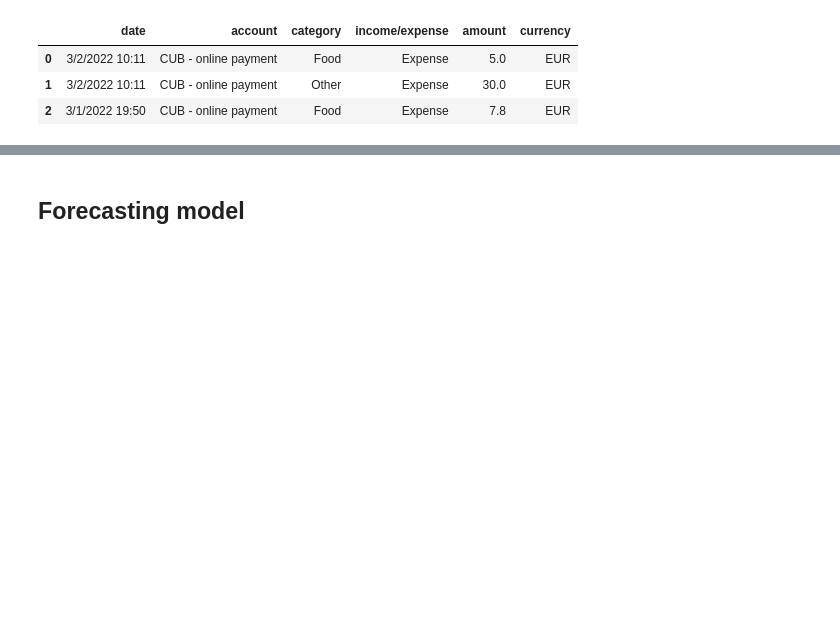
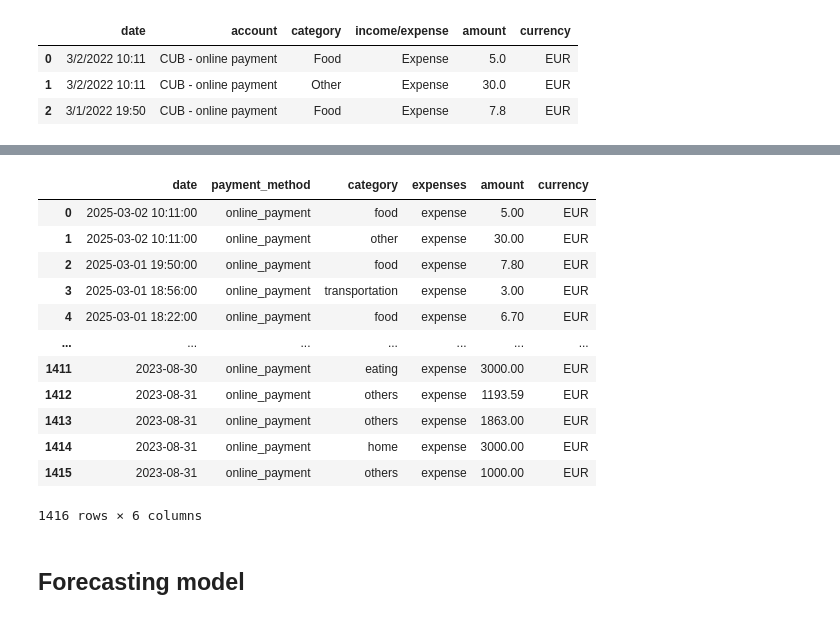
Before and after one commit to ideaxh/Artif-I, a Jupyter notebook: backend/config/budget_forecasting/testing_forecasting_model.ipynb, the cells around one changed output, grey strips where cells are left out. Cells and saved outputs as stored; diff of their text form; code cells hidden in the pictures; blank space fills up the shorter version.

```diff
--- a/backend/config/budget_forecasting/testing_forecasting_model.ipynb
+++ b/backend/config/budget_forecasting/testing_forecasting_model.ipynb
@@ -77,0 +199,17 @@ df.to_csv('C:/Users/arbru/OneDrive/Desktop/RAI/Artif-I/backend/datasets/cleaned_
+# %%
+df_3['category'] = [row.lower() for row in df_3['category']]
+df_3
+# %% [output]
+|  | date | payment_method | category | expenses | amount | currency |
+| 0 | 2025-03-02 10:11:00 | online_payment | food | expense | 5.00 | EUR |
+| 1 | 2025-03-02 10:11:00 | online_payment | other | expense | 30.00 | EUR |
+| 2 | 2025-03-01 19:50:00 | online_payment | food | expense | 7.80 | EUR |
+| 3 | 2025-03-01 18:56:00 | online_payment | transportation | expense | 3.00 | EUR |
+| 4 | 2025-03-01 18:22:00 | online_payment | food | expense | 6.70 | EUR |
+| ... | ... | ... | ... | ... | ... | ... |
+| 1411 | 2023-08-30 | online_payment | eating | expense | 3000.00 | EUR |
+| 1412 | 2023-08-31 | online_payment | others | expense | 1193.59 | EUR |
+| 1413 | 2023-08-31 | online_payment | others | expense | 1863.00 | EUR |
+| 1414 | 2023-08-31 | online_payment | home | expense | 3000.00 | EUR |
+| 1415 | 2023-08-31 | online_payment | others | expense | 1000.00 | EUR |
+1416 rows × 6 columns
```
Also changed, not shown: parts of 31 cells of this notebook, 6 other files.
